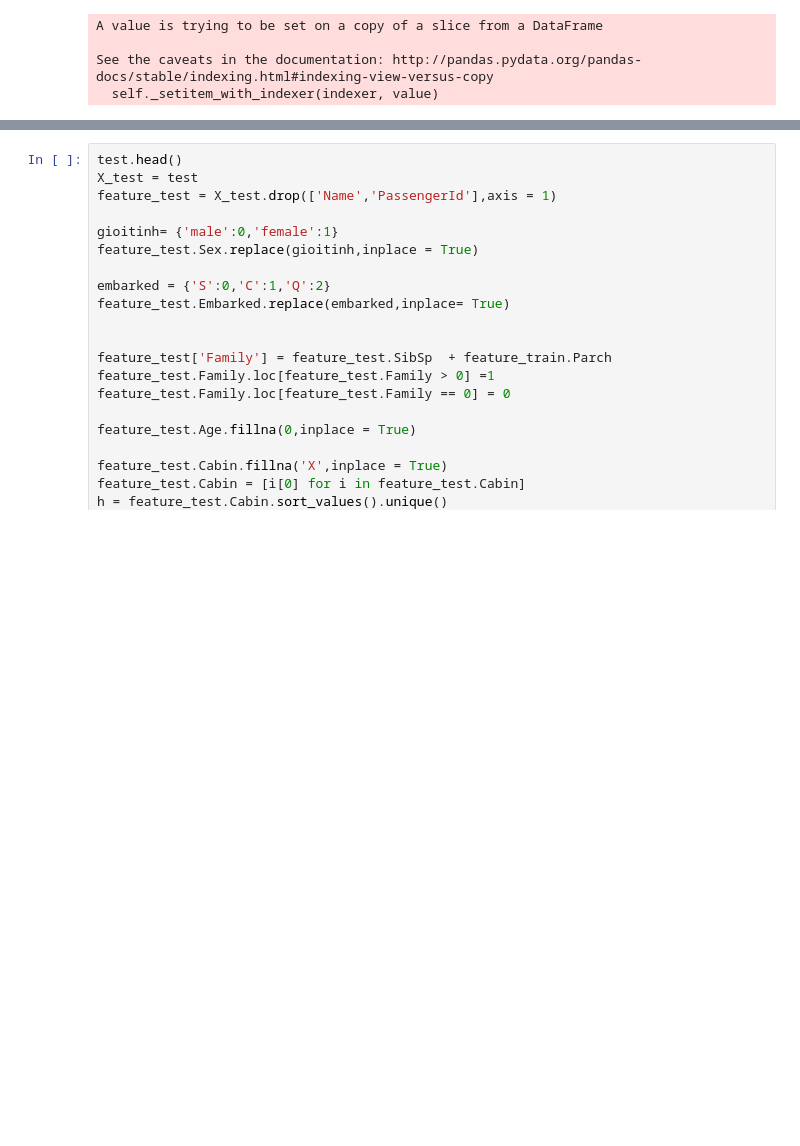
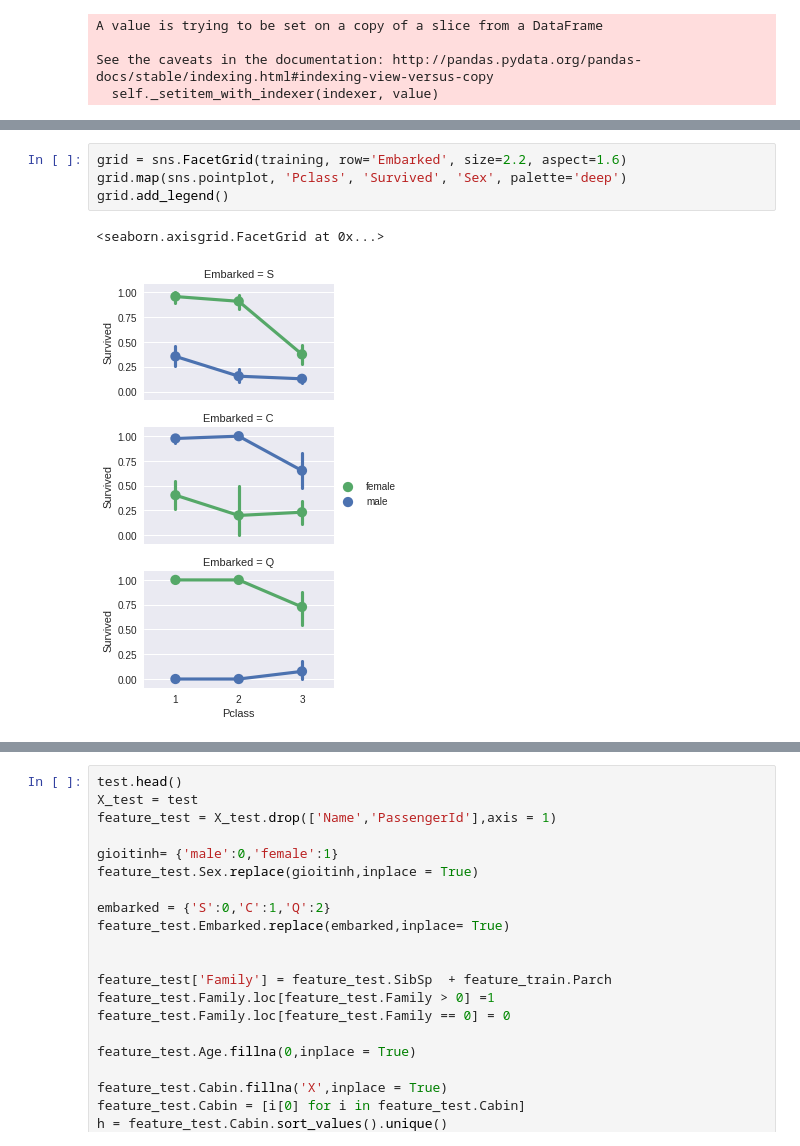
Before and after one commit to redman157/HocML, a Jupyter notebook: Titanic_1.ipynb, the cells around one changed output, grey strips where cells are left out. Cells and saved outputs as stored; diff of their text form; blank space fills up the shorter version.

```diff
--- a/Titanic_1.ipynb
+++ b/Titanic_1.ipynb
@@ -124,0 +172,7 @@ X.head()
+# %%
+grid = sns.FacetGrid(training, row='Embarked', size=2.2, aspect=1.6)
+grid.map(sns.pointplot, 'Pclass', 'Survived', 'Sex', palette='deep')
+grid.add_legend()
+# %% [output]
+<seaborn.axisgrid.FacetGrid at 0x...>
+[figure, added]
```
Also changed, not shown: parts of 17 cells of this notebook.
